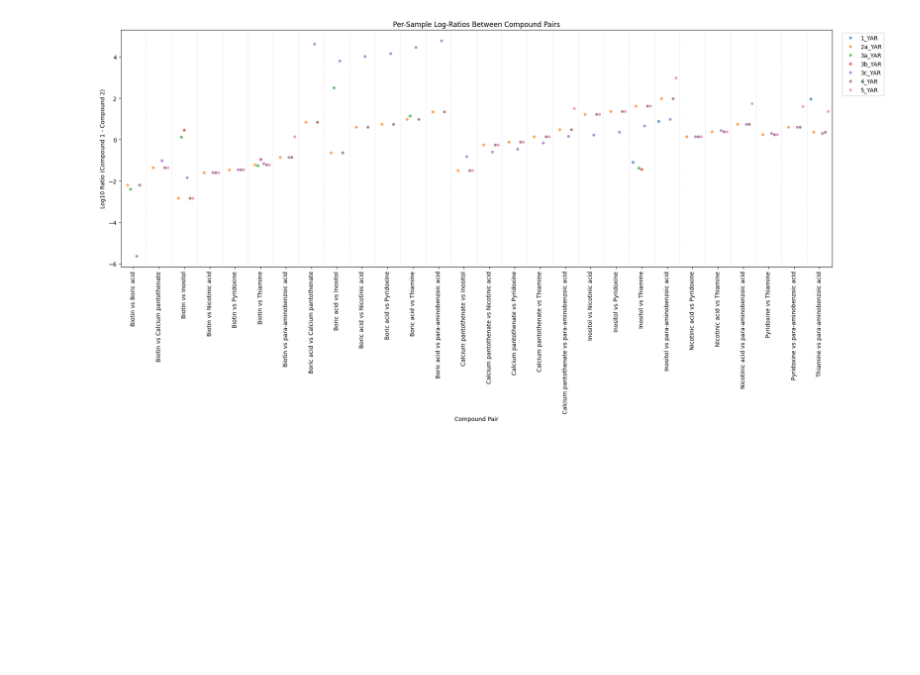
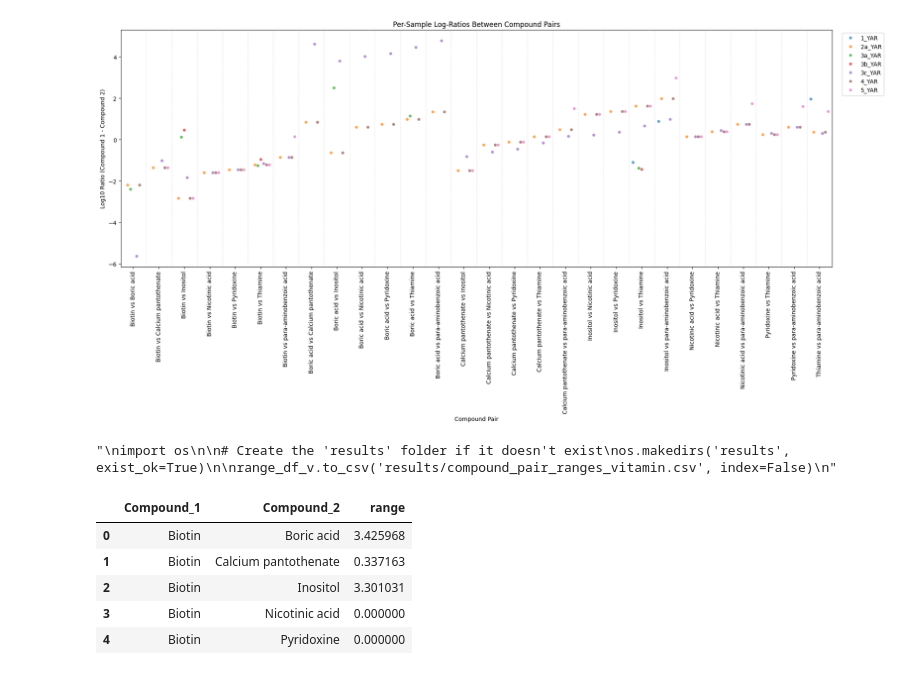
Before and after one commit to subarumuroi/ML_for_rational_design, a Jupyter notebook: MediaDataAnalysisMolarVitamin.ipynb, the cells around one changed output. Drawn from its saved outputs; the diff is of its cells as text; code cells hidden in the pictures; blank space fills up the shorter version.

```diff
--- a/MediaDataAnalysisMolarVitamin.ipynb
+++ b/MediaDataAnalysisMolarVitamin.ipynb
@@ -133,10 +134,22 @@ range_df_v = pd.DataFrame({
     # Compute row-wise max-min
     'range': ratio_df_v_reduced[numeric_cols].max(axis=1) - ratio_df_v_reduced[numeric_cols].min(axis=1)
 })
-
+'''
 import os
 
 # Create the 'results' folder if it doesn't exist
 os.makedirs('results', exist_ok=True)
 
 range_df_v.to_csv('results/compound_pair_ranges_vitamin.csv', index=False)
+'''
+# %% [output]
+"\nimport os\n\n# Create the 'results' folder if it doesn't exist\nos.makedirs('results', exist_ok=True)\n\nrange_df_v.to_csv('results/compound_pair_ranges_vitamin.csv', index=False)\n"
+# %%
+range_df_v.head()
+# %% [output]
+|  | Compound_1 | Compound_2 | range |
+| 0 | Biotin | Boric acid | 3.425968 |
+| 1 | Biotin | Calcium pantothenate | 0.337163 |
+| 2 | Biotin | Inositol | 3.301031 |
+| 3 | Biotin | Nicotinic acid | 0.000000 |
+| 4 | Biotin | Pyridoxine | 0.000000 |
```
Also changed, not shown: parts of 5 cells of this notebook, 2 other files.
